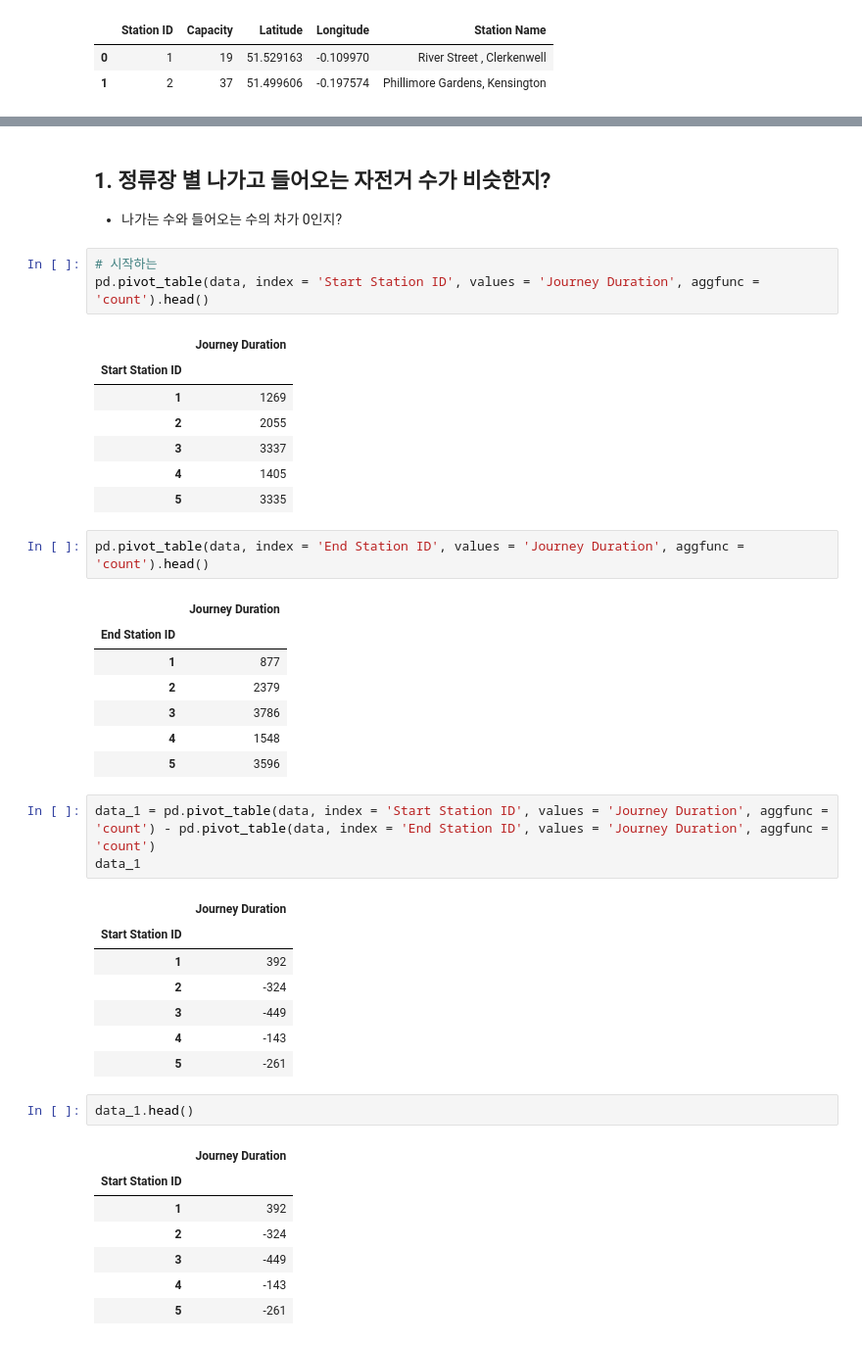
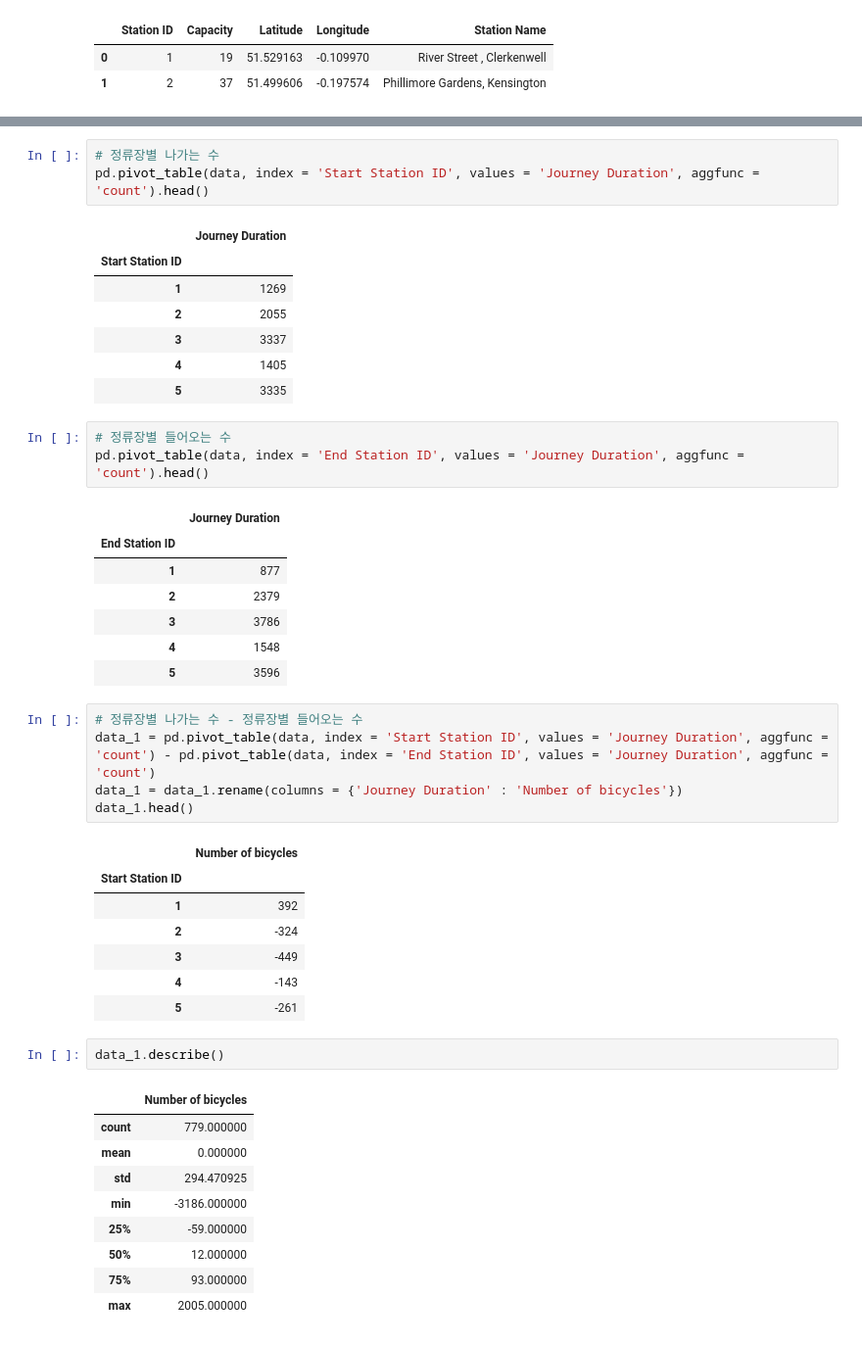
Before and after one commit to sunnight9507/4_2_-Data_Visualization, a Jupyter notebook: 영국_자전거/HW1.ipynb, the cells around one changed output, grey strips where cells are left out. Shown: that part at 98% size. Drawn from its saved outputs; the diff is of its cells as text.

```diff
--- a/영국_자전거/HW1.ipynb
+++ b/영국_자전거/HW1.ipynb
@@ -68,9 +55,5 @@ data.shape
-# %% [markdown]
-## 1. 정류장 별 나가고 들어오는 자전거 수가 비슷한지?
-
-- 나가는 수와 들어오는 수의 차가 0인지?
 # %%
-# 시작하는
+# 정류장별 나가는 수
 pd.pivot_table(data, index = 'Start Station ID', values = 'Journey Duration', aggfunc = 'count').head()
 # %% [output]
 |  | Journey Duration |
@@ -81,6 +64,7 @@ pd.pivot_table(data, index = 'Start Station ID', values = 'Journey Duration', ag
 | 4 | 1405 |
 | 5 | 3335 |
 # %%
+# 정류장별 들어오는 수
 pd.pivot_table(data, index = 'End Station ID', values = 'Journey Duration', aggfunc = 'count').head()
 # %% [output]
 |  | Journey Duration |
@@ -91,10 +75,12 @@ pd.pivot_table(data, index = 'End Station ID', values = 'Journey Duration', aggf
 | 4 | 1548 |
 | 5 | 3596 |
 # %%
+# 정류장별 나가는 수 - 정류장별 들어오는 수
 data_1 = pd.pivot_table(data, index = 'Start Station ID', values = 'Journey Duration', aggfunc = 'count') - pd.pivot_table(data, index = 'End Station ID', values = 'Journey Duration', aggfunc = 'count')
-data_1
+data_1 = data_1.rename(columns = {'Journey Duration' : 'Number of bicycles'})
+data_1.head()
 # %% [output]
-|  | Journey Duration |
+|  | Number of bicycles |
 | Start Station ID |  |
 | 1 | 392 |
 | 2 | -324 |
@@ -102,12 +88,14 @@ data_1
 | 4 | -143 |
 | 5 | -261 |
 # %%
-data_1.head()
+data_1.describe()
 # %% [output]
-|  | Journey Duration |
-| Start Station ID |  |
-| 1 | 392 |
-| 2 | -324 |
-| 3 | -449 |
-| 4 | -143 |
-| 5 | -261 |
+|  | Number of bicycles |
+| count | 779.000000 |
+| mean | 0.000000 |
+| std | 294.470925 |
+| min | -3186.000000 |
+| 25% | -59.000000 |
+| 50% | 12.000000 |
+| 75% | 93.000000 |
+| max | 2005.000000 |
```
Also changed, not shown: parts of 21 cells of this notebook.
